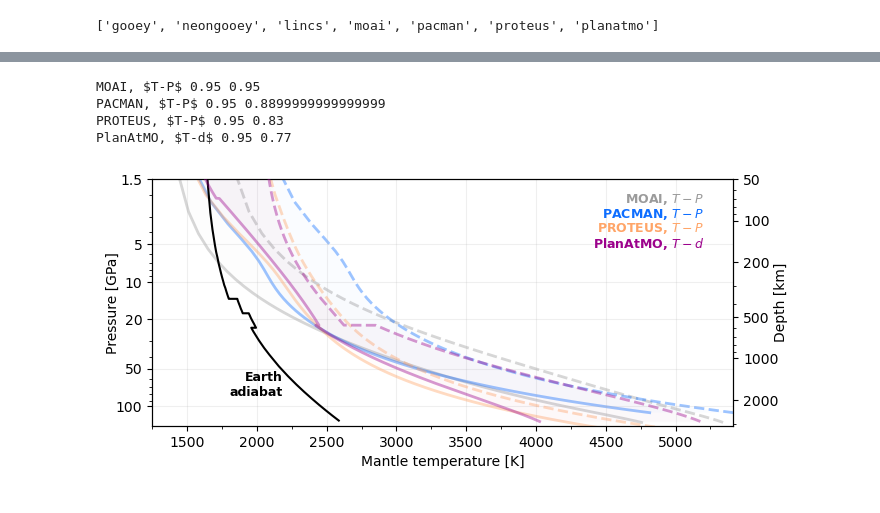
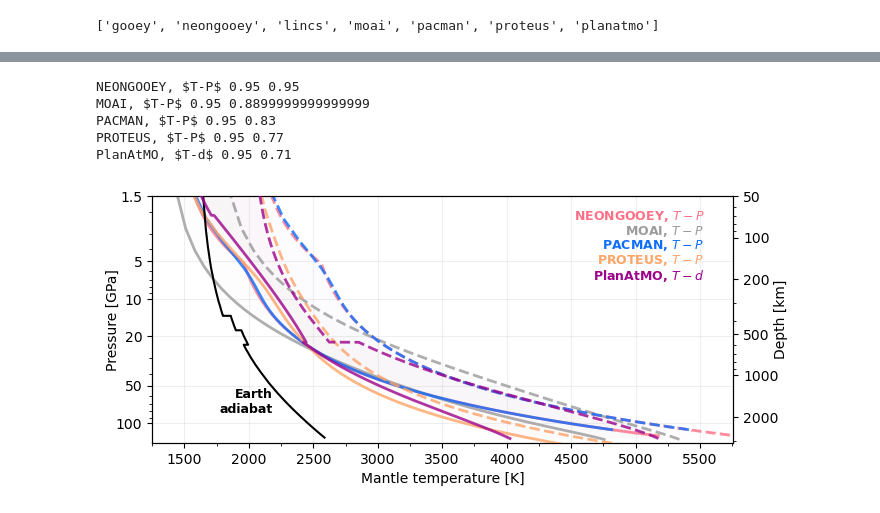
Before and after one commit to lena-noack/chili, a Jupyter notebook: intercomparison/analysis_solarsystem/melting.ipynb, the cells around one changed output, grey strips where cells are left out. Cells and saved outputs as stored; diff of their text form; code cells hidden in the pictures.

Commit message:
Move melting curves dir. Add curve for neongooey

```diff
--- a/intercomparison/analysis_solarsystem/melting.ipynb
+++ b/intercomparison/analysis_solarsystem/melting.ipynb
@@ -32,7 +31,7 @@ WARNING: No melting curve found for 'lincs'
 # %%
 def load_earth_adiabat():
     import pandas as pd
-    df = pd.read_csv("melting_curves/earth_adiabat.dat", sep=r"\s+", comment='#')
+    df = pd.read_csv("../melting_curves/earth_adiabat.dat", sep=r"\s+", comment='#')
 
     out = {}
     out["p"] = df["P[GPa]"].values
@@ -118,40 +117,41 @@ for model in models:
         lbl += r", $T-d$"
 
     # plot the curve
-    la = 0.4
+    la = 0.8
     lw = 2.0
     axy.plot(s, y,  ls='solid',  color=col, zorder=im, alpha=la, lw=lw)
     axy.plot(l, y,  ls='dashed', color=col, zorder=im, alpha=la, lw=lw)
 
-    fa = 0.02
+    fa = 0.01
     ha = hatch.get(model, None)
     axy.fill_betweenx(y, s, l, color=col, alpha=fa, linewidth=0, zorder=im, hatch=ha)
 
 
     # legend entry
     xtxt = 0.95
     ytxt = 0.95 - 0.06*im
     print(lbl, xtxt, ytxt)
     ax.text(xtxt, ytxt, lbl,  ha='right', va='top',
             transform=ax.transAxes,
             zorder=30, color=col, fontsize=9, weight='bold')
 
     # update the x limits
     xmax = max(xmax, l[imax])
 
 ax.grid(alpha=0.2, zorder=0)
 ax.set_xlim(left=xmin, right=xmax)
 axr.set_xlim(left=xmin, right=xmax)
 
 ax.set_xlabel("Mantle temperature [K]")
 ax.xaxis.set_major_locator(mpl.ticker.MultipleLocator(500))
 ax.xaxis.set_minor_locator(mpl.ticker.MultipleLocator(250))
 
 plt.show()
 fig.savefig(f"out/melting_curves.{EXT}", bbox_inches='tight', dpi=DPI, pad_inches=0.03)
 # %% [output]
-MOAI, $T-P$ 0.95 0.95
-PACMAN, $T-P$ 0.95 0.8899999999999999
-PROTEUS, $T-P$ 0.95 0.83
-PlanAtMO, $T-d$ 0.95 0.77
+NEONGOOEY, $T-P$ 0.95 0.95
+MOAI, $T-P$ 0.95 0.8899999999999999
+PACMAN, $T-P$ 0.95 0.83
+PROTEUS, $T-P$ 0.95 0.77
+PlanAtMO, $T-d$ 0.95 0.71
-[figure, old version]
+[figure, new version]
```
Also changed, not shown: parts of 1 cell of this notebook, 9 other files.
